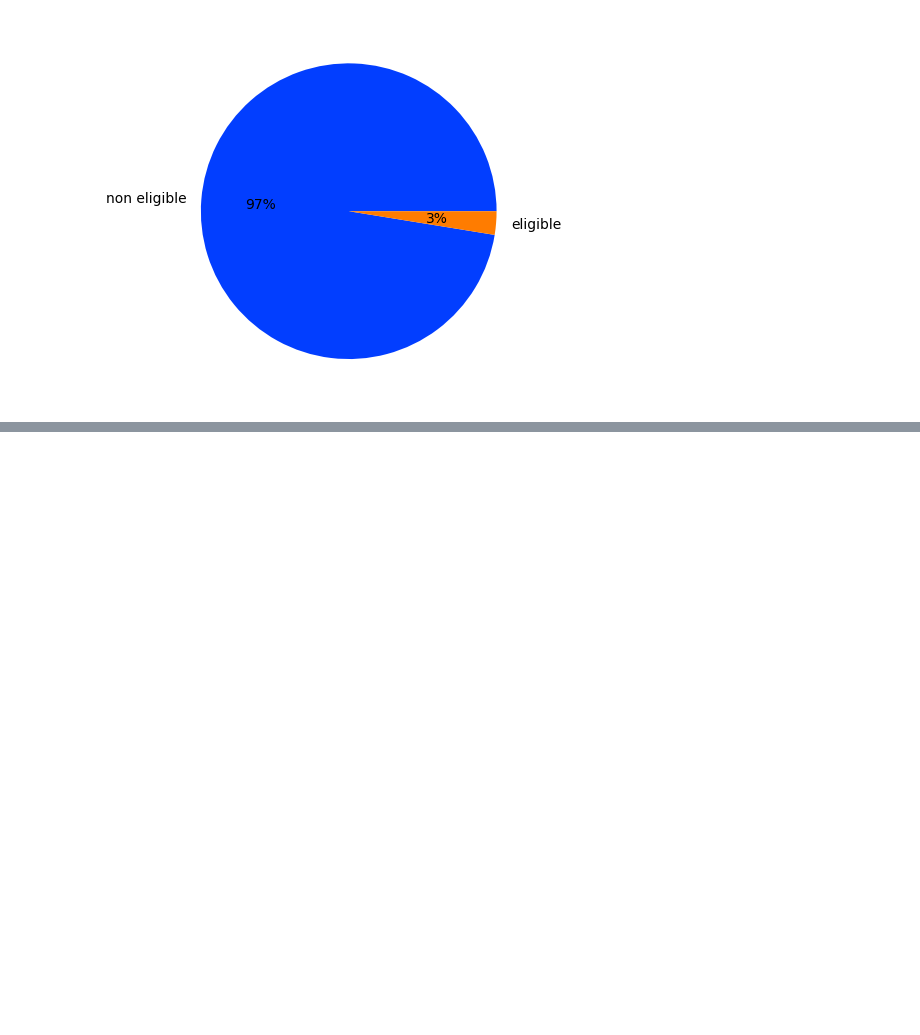
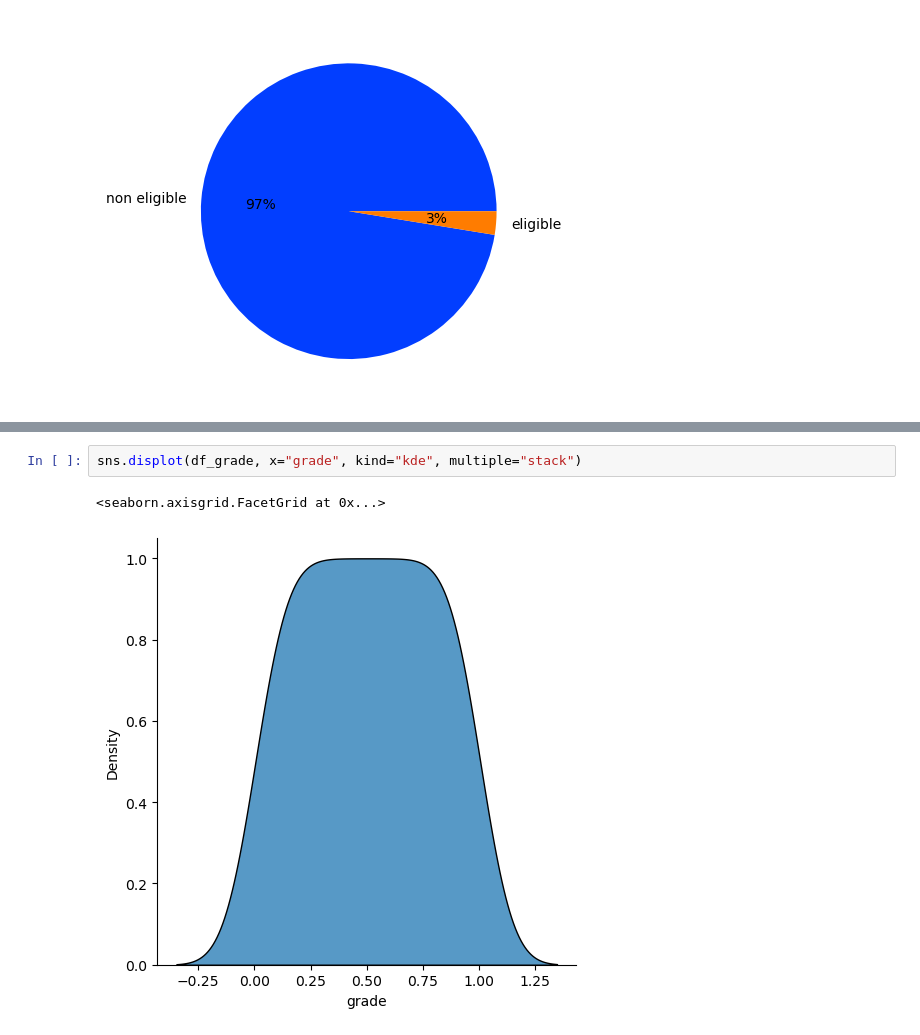
Before and after one commit to data-IA-2022/MOOC_Fengfeng_David, a Jupyter notebook: analyse.ipynb, the cells around one changed output, grey strips where cells are left out. Drawn from its saved outputs; the diff is of its cells as text; blank space fills up the shorter version.

```diff
--- a/analyse.ipynb
+++ b/analyse.ipynb
@@ -36,0 +57,5 @@ plt.show()
+# %%
+sns.displot(df_grade, x="grade", kind="kde", multiple="stack")
+# %% [output]
+<seaborn.axisgrid.FacetGrid at 0x...>
+[figure, added]
```
Also changed, not shown: parts of 10 cells of this notebook, 1 other file.
